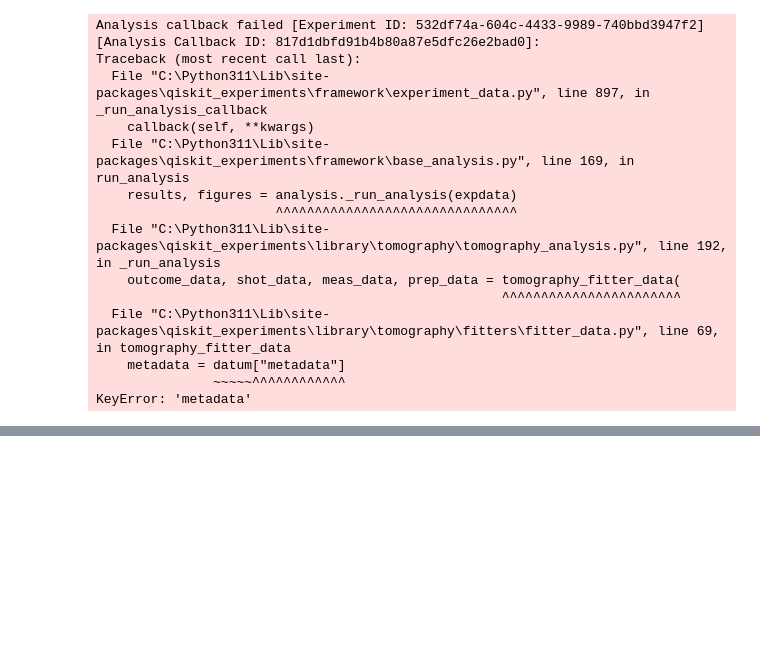
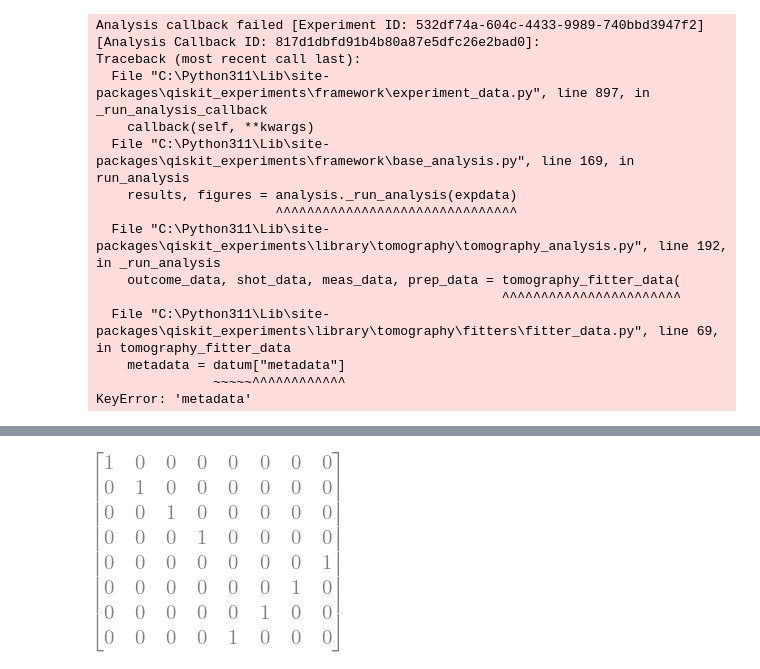
Before and after one commit to jonasmaziero/Projeto_CNPq_AWS_2023, a Jupyter notebook: teste2.ipynb, the cells around one changed output, grey strips where cells are left out. Cells and saved outputs as stored; diff of their text form; code cells hidden in the pictures; blank space fills up the shorter version.

```diff
--- a/teste2.ipynb
+++ b/teste2.ipynb
@@ -99,0 +114,5 @@ KeyError: 'metadata'
+# %%
+CSWAP_ = tp(s0,CNOT)*tp(CNOT,s0)*tp(s0,CNOT)
+CSWAP_
+# %% [output]
+[figure, added]
```
Also changed, not shown: parts of 11 cells of this notebook.
